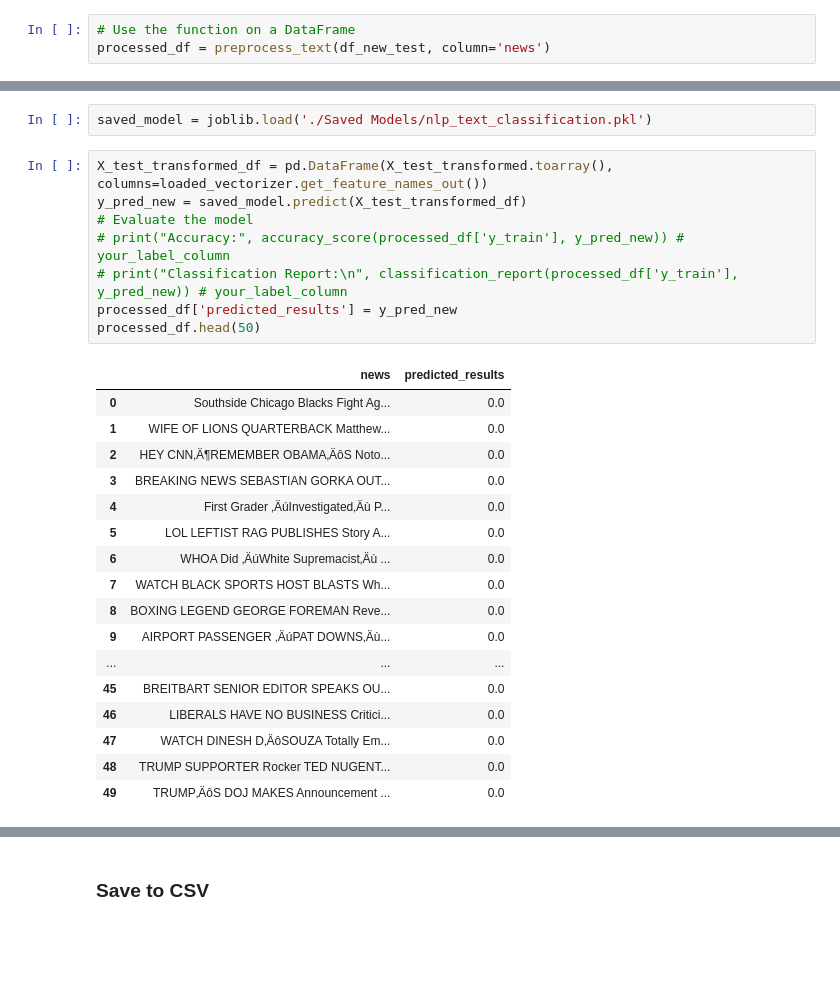
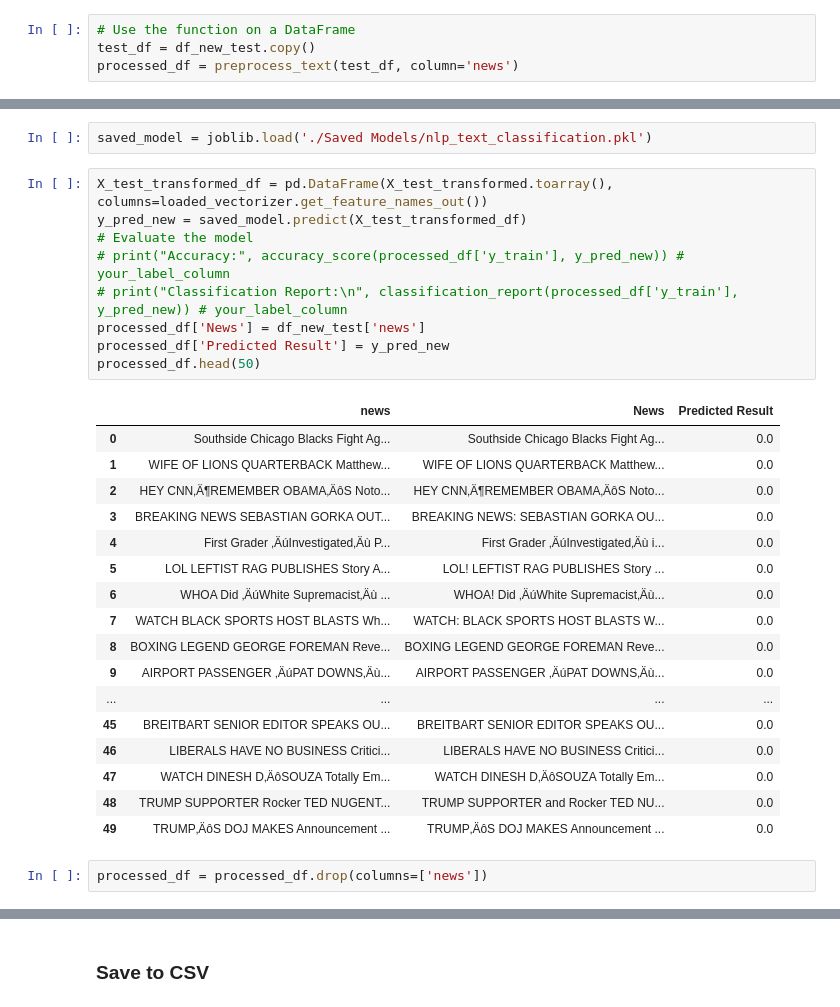
Before and after one commit to AnkitaSK/Proj2_Text_Classification, a Jupyter notebook: main.ipynb, the cells around one changed output, grey strips where cells are left out. Saved outputs shown, nothing was run; the diff lists cells and outputs as text; blank space fills up the shorter version.

Commit message:
predicted csv with original text

```diff
--- a/main.ipynb
+++ b/main.ipynb
@@ -444,7 +448,8 @@ with open("./Saved Models/preprocess_text_function.pkl", "rb") as file:
     preprocess_text = pickle.load(file)
 # %%
 # Use the function on a DataFrame
-processed_df = preprocess_text(df_new_test, column='news')
+test_df = df_new_test.copy()
+processed_df = preprocess_text(test_df, column='news')
 # %%
 processed_df
 # %% [output]
@@ -476,26 +481,29 @@ saved_model = joblib.load('./Saved Models/nlp_text_classification.pkl')
 # %%
 X_test_transformed_df = pd.DataFrame(X_test_transformed.toarray(), columns=loaded_vectorizer.get_feature_names_out())
 y_pred_new = saved_model.predict(X_test_transformed_df)
 # Evaluate the model
 # print("Accuracy:", accuracy_score(processed_df['y_train'], y_pred_new)) # your_label_column
 # print("Classification Report:\n", classification_report(processed_df['y_train'], y_pred_new)) # your_label_column
-processed_df['predicted_results'] = y_pred_new
+processed_df['News'] = df_new_test['news']
+processed_df['Predicted Result'] = y_pred_new
 processed_df.head(50)
 # %% [output]
-|  | news | predicted_results |
-| 0 | Southside Chicago Blacks Fight Ag... | 0.0 |
-| 1 | WIFE OF LIONS QUARTERBACK Matthew... | 0.0 |
-| 2 | HEY CNN‚Ä¶REMEMBER OBAMA‚ÄôS Noto... | 0.0 |
-| 3 | BREAKING NEWS SEBASTIAN GORKA OUT... | 0.0 |
-| 4 | First Grader ‚ÄúInvestigated‚Äù P... | 0.0 |
-| 5 | LOL LEFTIST RAG PUBLISHES Story A... | 0.0 |
-| 6 | WHOA Did ‚ÄúWhite Supremacist‚Äù ... | 0.0 |
-| 7 | WATCH BLACK SPORTS HOST BLASTS Wh... | 0.0 |
-| 8 | BOXING LEGEND GEORGE FOREMAN Reve... | 0.0 |
-| 9 | AIRPORT PASSENGER ‚ÄúPAT DOWNS‚Äù... | 0.0 |
-| ... | ... | ... |
-| 45 | BREITBART SENIOR EDITOR SPEAKS OU... | 0.0 |
-| 46 | LIBERALS HAVE NO BUSINESS Critici... | 0.0 |
-| 47 | WATCH DINESH D‚ÄôSOUZA Totally Em... | 0.0 |
-| 48 | TRUMP SUPPORTER Rocker TED NUGENT... | 0.0 |
-| 49 | TRUMP‚ÄôS DOJ MAKES Announcement ... | 0.0 |
+|  | news | News | Predicted Result |
+| 0 | Southside Chicago Blacks Fight Ag... | Southside Chicago Blacks Fight Ag... | 0.0 |
+| 1 | WIFE OF LIONS QUARTERBACK Matthew... | WIFE OF LIONS QUARTERBACK Matthew... | 0.0 |
+| 2 | HEY CNN‚Ä¶REMEMBER OBAMA‚ÄôS Noto... | HEY CNN‚Ä¶REMEMBER OBAMA‚ÄôS Noto... | 0.0 |
+| 3 | BREAKING NEWS SEBASTIAN GORKA OUT... | BREAKING NEWS: SEBASTIAN GORKA OU... | 0.0 |
+| 4 | First Grader ‚ÄúInvestigated‚Äù P... | First Grader ‚ÄúInvestigated‚Äù i... | 0.0 |
+| 5 | LOL LEFTIST RAG PUBLISHES Story A... | LOL! LEFTIST RAG PUBLISHES Story ... | 0.0 |
+| 6 | WHOA Did ‚ÄúWhite Supremacist‚Äù ... | WHOA! Did ‚ÄúWhite Supremacist‚Äù... | 0.0 |
+| 7 | WATCH BLACK SPORTS HOST BLASTS Wh... | WATCH: BLACK SPORTS HOST BLASTS W... | 0.0 |
+| 8 | BOXING LEGEND GEORGE FOREMAN Reve... | BOXING LEGEND GEORGE FOREMAN Reve... | 0.0 |
+| 9 | AIRPORT PASSENGER ‚ÄúPAT DOWNS‚Äù... | AIRPORT PASSENGER ‚ÄúPAT DOWNS‚Äù... | 0.0 |
+| ... | ... | ... | ... |
+| 45 | BREITBART SENIOR EDITOR SPEAKS OU... | BREITBART SENIOR EDITOR SPEAKS OU... | 0.0 |
+| 46 | LIBERALS HAVE NO BUSINESS Critici... | LIBERALS HAVE NO BUSINESS Critici... | 0.0 |
+| 47 | WATCH DINESH D‚ÄôSOUZA Totally Em... | WATCH DINESH D‚ÄôSOUZA Totally Em... | 0.0 |
+| 48 | TRUMP SUPPORTER Rocker TED NUGENT... | TRUMP SUPPORTER and Rocker TED NU... | 0.0 |
+| 49 | TRUMP‚ÄôS DOJ MAKES Announcement ... | TRUMP‚ÄôS DOJ MAKES Announcement ... | 0.0 |
+# %%
+processed_df = processed_df.drop(columns=['news'])
```
Also changed, not shown: parts of 2 cells of this notebook, 1 other file.
